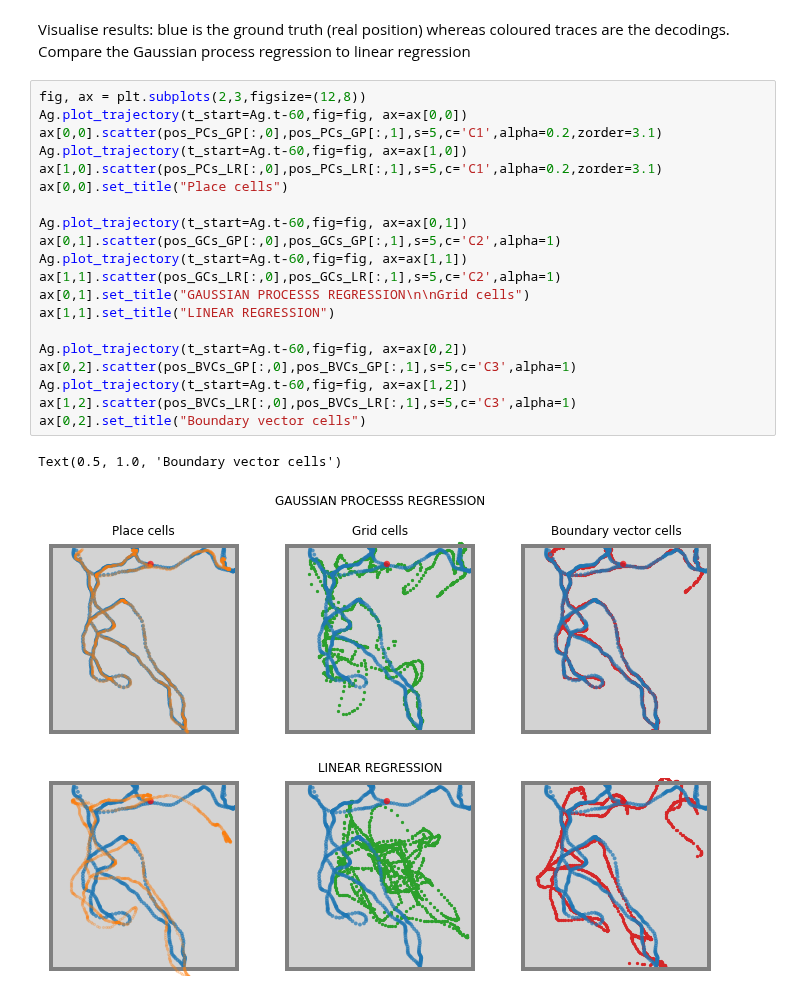
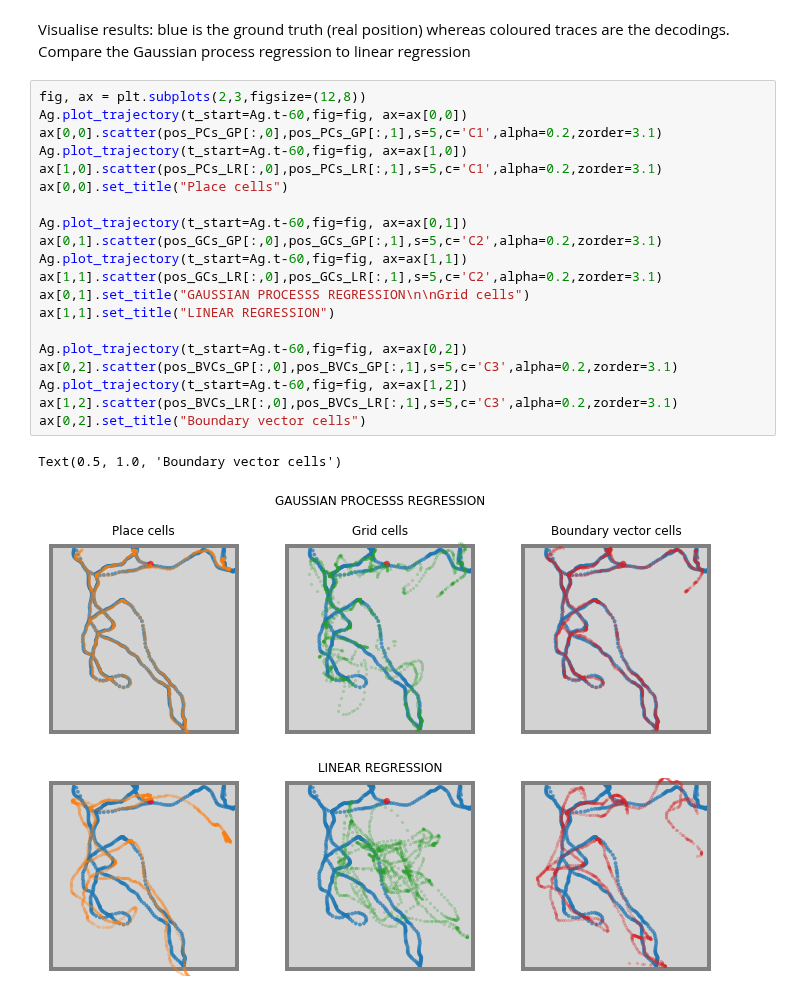
Before and after one commit to RatInABox-Lab/RatInABox, a Jupyter notebook: demos/decoding_position_example.ipynb, the cells around one changed output. Drawn from its saved outputs; the diff is of its cells as text.

```diff
--- a/demos/decoding_position_example.ipynb
+++ b/demos/decoding_position_example.ipynb
@@ -115,23 +115,23 @@ Visualise results: blue is the ground truth (real position) whereas coloured tra
 # %%
 fig, ax = plt.subplots(2,3,figsize=(12,8))
 Ag.plot_trajectory(t_start=Ag.t-60,fig=fig, ax=ax[0,0])
 ax[0,0].scatter(pos_PCs_GP[:,0],pos_PCs_GP[:,1],s=5,c='C1',alpha=0.2,zorder=3.1)
 Ag.plot_trajectory(t_start=Ag.t-60,fig=fig, ax=ax[1,0])
 ax[1,0].scatter(pos_PCs_LR[:,0],pos_PCs_LR[:,1],s=5,c='C1',alpha=0.2,zorder=3.1)
 ax[0,0].set_title("Place cells")
 
 Ag.plot_trajectory(t_start=Ag.t-60,fig=fig, ax=ax[0,1])
-ax[0,1].scatter(pos_GCs_GP[:,0],pos_GCs_GP[:,1],s=5,c='C2',alpha=1)
+ax[0,1].scatter(pos_GCs_GP[:,0],pos_GCs_GP[:,1],s=5,c='C2',alpha=0.2,zorder=3.1)
 Ag.plot_trajectory(t_start=Ag.t-60,fig=fig, ax=ax[1,1])
-ax[1,1].scatter(pos_GCs_LR[:,0],pos_GCs_LR[:,1],s=5,c='C2',alpha=1)
+ax[1,1].scatter(pos_GCs_LR[:,0],pos_GCs_LR[:,1],s=5,c='C2',alpha=0.2,zorder=3.1)
 ax[0,1].set_title("GAUSSIAN PROCESSS REGRESSION\n\nGrid cells")
 ax[1,1].set_title("LINEAR REGRESSION")
 
 Ag.plot_trajectory(t_start=Ag.t-60,fig=fig, ax=ax[0,2])
-ax[0,2].scatter(pos_BVCs_GP[:,0],pos_BVCs_GP[:,1],s=5,c='C3',alpha=1)
+ax[0,2].scatter(pos_BVCs_GP[:,0],pos_BVCs_GP[:,1],s=5,c='C3',alpha=0.2,zorder=3.1)
 Ag.plot_trajectory(t_start=Ag.t-60,fig=fig, ax=ax[1,2])
-ax[1,2].scatter(pos_BVCs_LR[:,0],pos_BVCs_LR[:,1],s=5,c='C3',alpha=1)
+ax[1,2].scatter(pos_BVCs_LR[:,0],pos_BVCs_LR[:,1],s=5,c='C3',alpha=0.2,zorder=3.1)
 ax[0,2].set_title("Boundary vector cells")
 # %% [output]
 Text(0.5, 1.0, 'Boundary vector cells')
-[figure, old version]
+[figure, new version]
```
